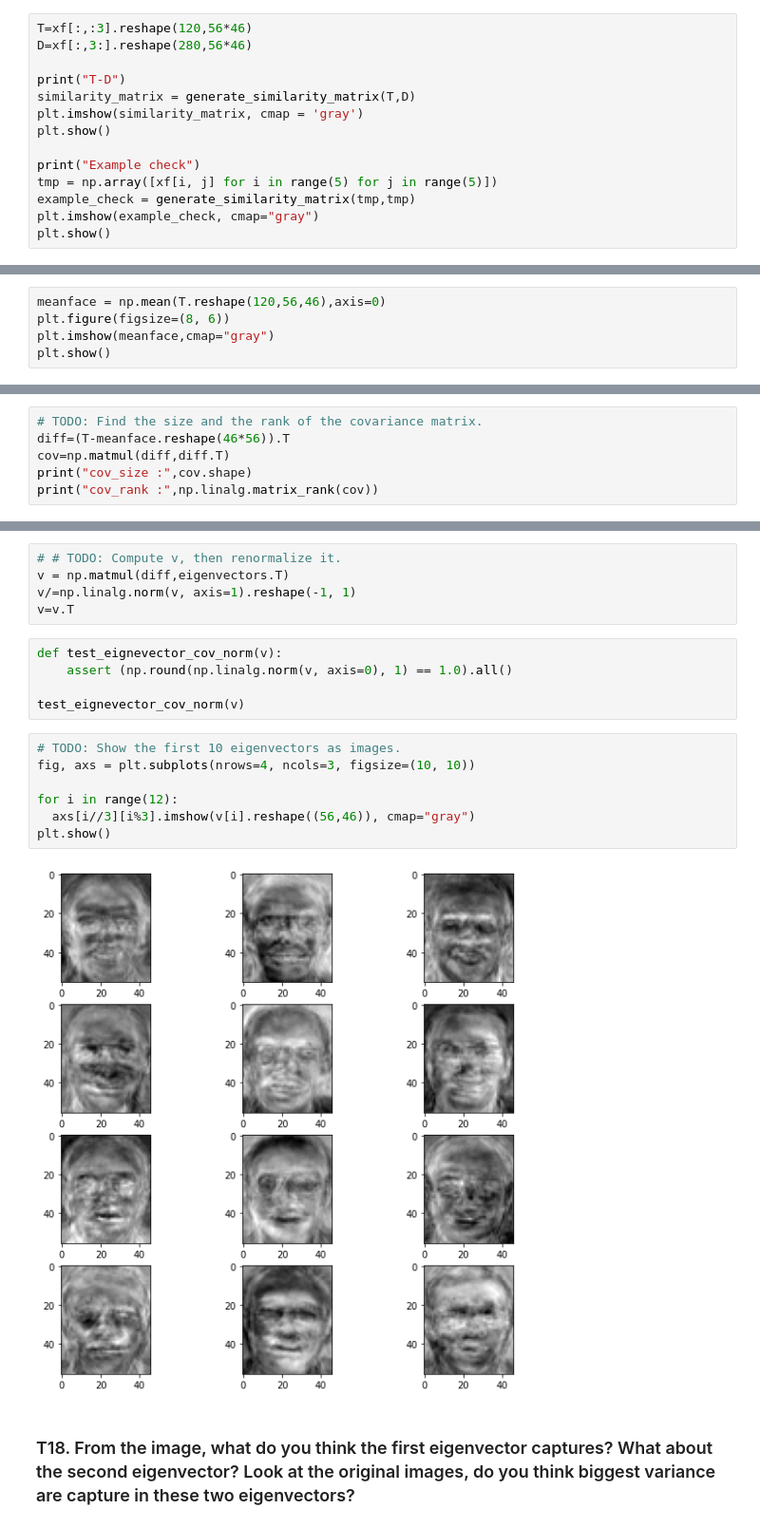
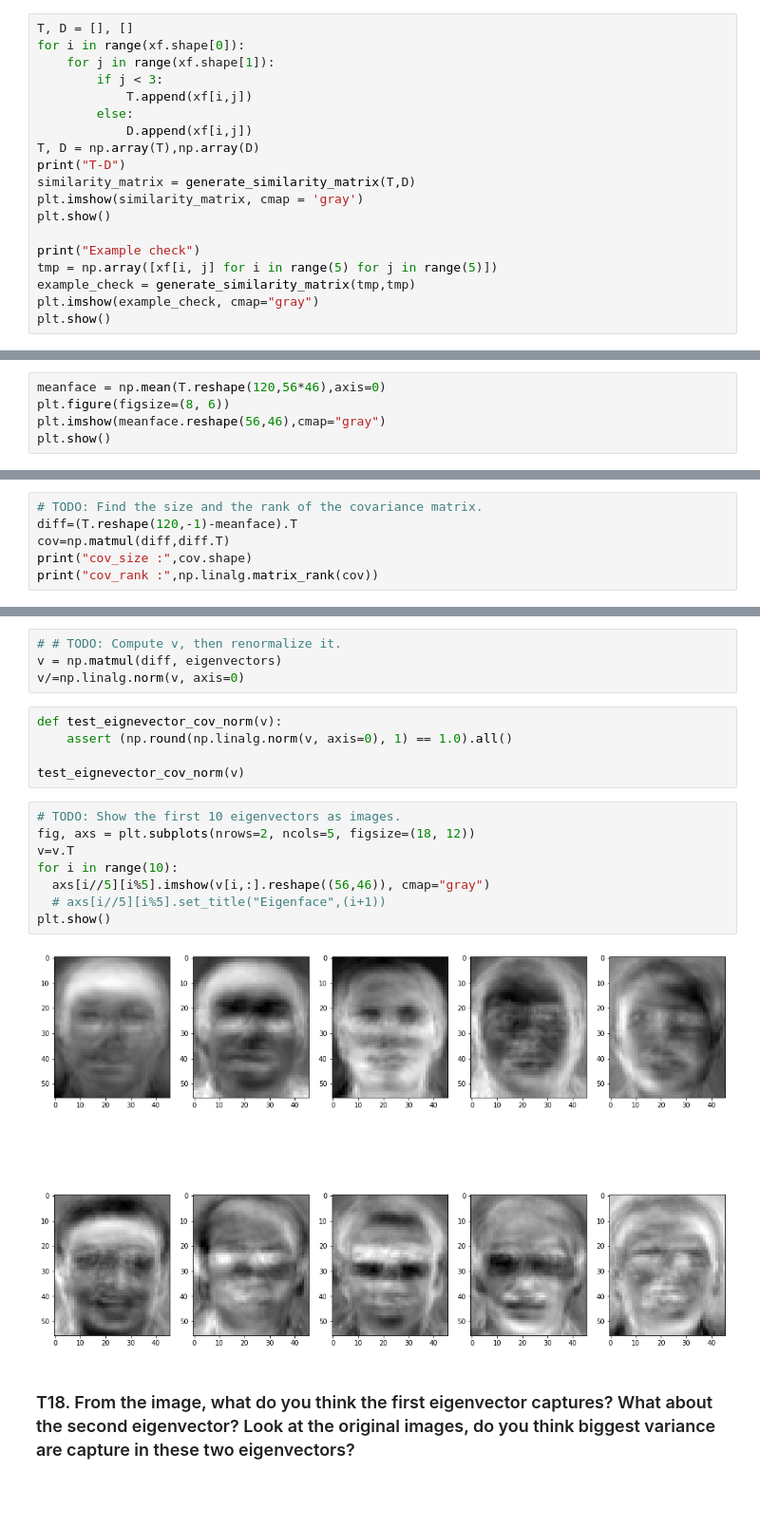
Before and after one commit to Bee0Theepob/Pattern, a Jupyter notebook: HW3/HW3_Fisherfaces(student).ipynb, the cells around one changed output, grey strips where cells are left out. Shown at 95% size. Cells and saved outputs as stored; diff of their text form; blank space fills up the shorter version.

```diff
--- a/HW3/HW3_Fisherfaces(student).ipynb
+++ b/HW3/HW3_Fisherfaces(student).ipynb
@@ -381,9 +394,14 @@ def test_generate_similarity_matrix():
 
 test_generate_similarity_matrix()
 # %%
-T=xf[:,:3].reshape(120,56*46)
-D=xf[:,3:].reshape(280,56*46)
-
+T, D = [], []
+for i in range(xf.shape[0]):
+    for j in range(xf.shape[1]):
+        if j < 3:
+            T.append(xf[i,j])
+        else:
+            D.append(xf[i,j])
+T, D = np.array(T),np.array(D)
 print("T-D")
 similarity_matrix = generate_similarity_matrix(T,D)
 plt.imshow(similarity_matrix, cmap = 'gray')
@@ -491,9 +509,9 @@ Recall at 0.001 false neg 0.5428571428571428
 # %% [markdown]
 ### T11. Compute the mean vector from the training images. Show the vector as an image (use numpy.reshape()). This is typically called the meanface (or meanvoice for speech signals). You answer should look exactly like the image shown below.
 # %%
-meanface = np.mean(T.reshape(120,56,46),axis=0)
+meanface = np.mean(T.reshape(120,56*46),axis=0)
 plt.figure(figsize=(8, 6))
-plt.imshow(meanface,cmap="gray")
+plt.imshow(meanface.reshape(56,46),cmap="gray")
 plt.show()
 # %% [output]
 [figure]
@@ -501,7 +519,7 @@ plt.show()
 ### T12. What is the size of the covariance matrix? What is the rank of the covariance matrix?
 # %%
 # TODO: Find the size and the rank of the covariance matrix.
-diff=(T-meanface.reshape(46*56)).T
+diff=(T.reshape(120,-1)-meanface).T
 cov=np.matmul(diff,diff.T)
 print("cov_size :",cov.shape)
 print("cov_rank :",np.linalg.matrix_rank(cov))
@@ -568,9 +600,8 @@ plt.show()
 ### T17. Compute $\vec{v}$ . Don’t forget to renormalize so that the norm of each vector is 1 (you can use numpy.linalg.norm). Show the first 10 eigenvectors as images. Two example eigenvectors are shown below. We call these images eigenfaces (or eigenvoice for speech signals).
 # %%
 # # TODO: Compute v, then renormalize it.
-v = np.matmul(diff,eigenvectors.T)
-v/=np.linalg.norm(v, axis=1).reshape(-1, 1)
-v=v.T
+v = np.matmul(diff, eigenvectors)
+v/=np.linalg.norm(v, axis=0)
 # %%
 def test_eignevector_cov_norm(v):
     assert (np.round(np.linalg.norm(v, axis=0), 1) == 1.0).all()
@@ -578,13 +609,14 @@ def test_eignevector_cov_norm(v):
 test_eignevector_cov_norm(v)
 # %%
 # TODO: Show the first 10 eigenvectors as images.
-fig, axs = plt.subplots(nrows=4, ncols=3, figsize=(10, 10))
-
-for i in range(12):
-  axs[i//3][i%3].imshow(v[i].reshape((56,46)), cmap="gray")
+fig, axs = plt.subplots(nrows=2, ncols=5, figsize=(18, 12))
+v=v.T
+for i in range(10):
+  axs[i//5][i%5].imshow(v[i,:].reshape((56,46)), cmap="gray")
+  # axs[i//5][i%5].set_title("Eigenface",(i+1))
 plt.show()
 # %% [output]
-[figure, old version]
+[figure, new version]
 # %% [markdown]
 ### T18. From the image, what do you think the first eigenvector captures? What about the second eigenvector? Look at the original images, do you think biggest variance are capture in these two eigenvectors?
 # %% [markdown]
```
Also changed, not shown: parts of 23 cells of this notebook.
